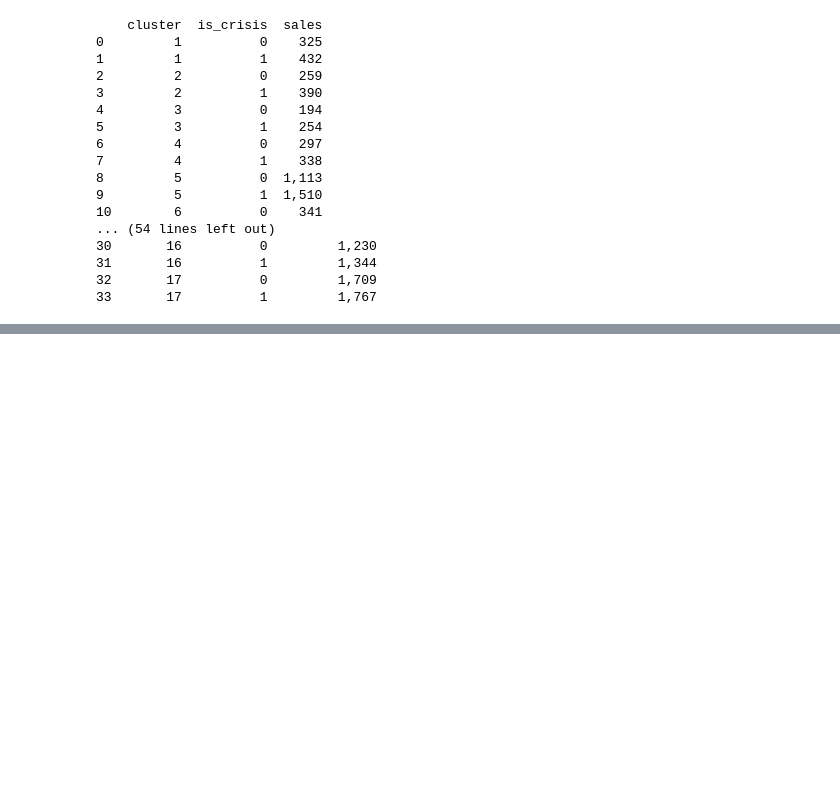
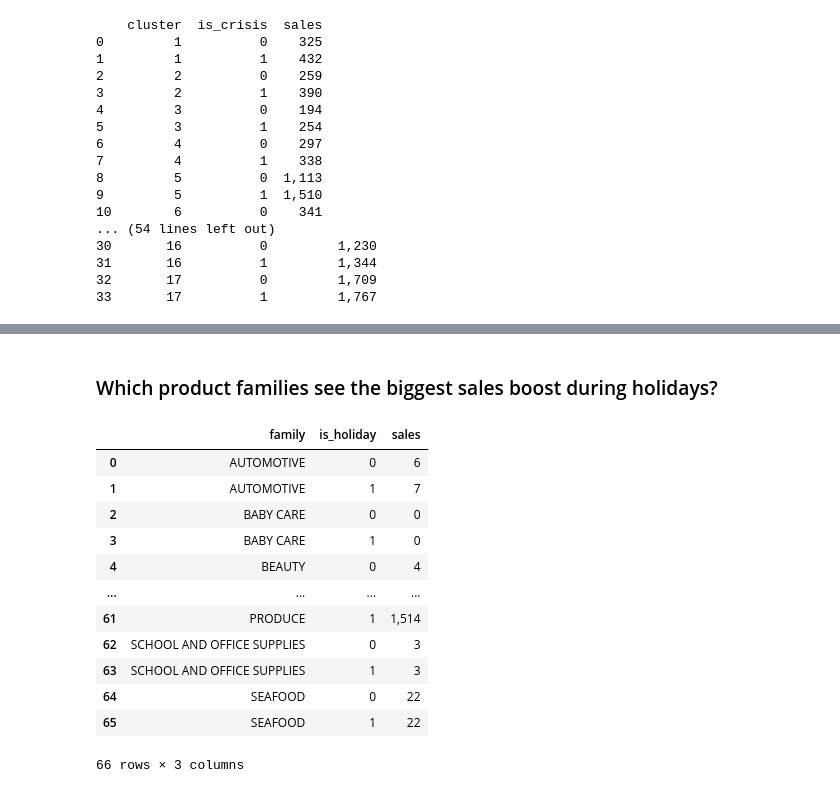
Before and after one commit to Seif-Eldin-Omar/sales-forecasting-optimization, a Jupyter notebook: notebooks/analysis_demo.ipynb, the cells around one changed output, grey strips where cells are left out. Cells and saved outputs as stored; diff of their text form; code cells hidden in the pictures; blank space fills up the shorter version.

```diff
--- a/notebooks/analysis_demo.ipynb
+++ b/notebooks/analysis_demo.ipynb
@@ -561,0 +669,19 @@ print(avg_transactions_by_cluster_crisis)
+# %% [markdown]
+### Which product families see the biggest sales boost during holidays?
+# %%
+family_holiday_sales = df.groupby(['family', 'is_holiday'])['sales'].mean().reset_index()
+family_holiday_sales
+# %% [output]
+|  | family | is_holiday | sales |
+| 0 | AUTOMOTIVE | 0 | 6 |
+| 1 | AUTOMOTIVE | 1 | 7 |
+| 2 | BABY CARE | 0 | 0 |
+| 3 | BABY CARE | 1 | 0 |
+| 4 | BEAUTY | 0 | 4 |
+| ... | ... | ... | ... |
+| 61 | PRODUCE | 1 | 1,514 |
+| 62 | SCHOOL AND OFFICE SUPPLIES | 0 | 3 |
+| 63 | SCHOOL AND OFFICE SUPPLIES | 1 | 3 |
+| 64 | SEAFOOD | 0 | 22 |
+| 65 | SEAFOOD | 1 | 22 |
+66 rows × 3 columns
```
Also changed, not shown: parts of 34 cells of this notebook.
